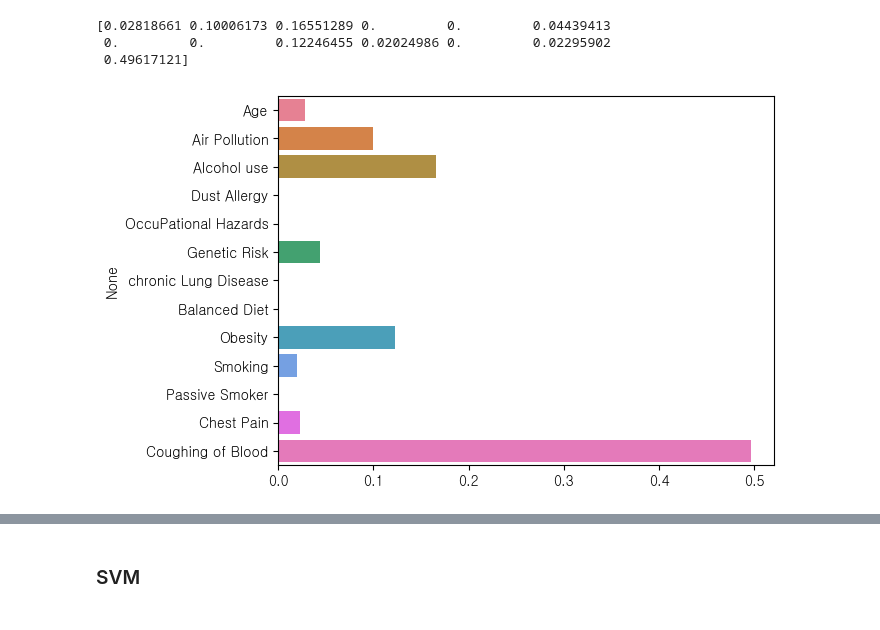
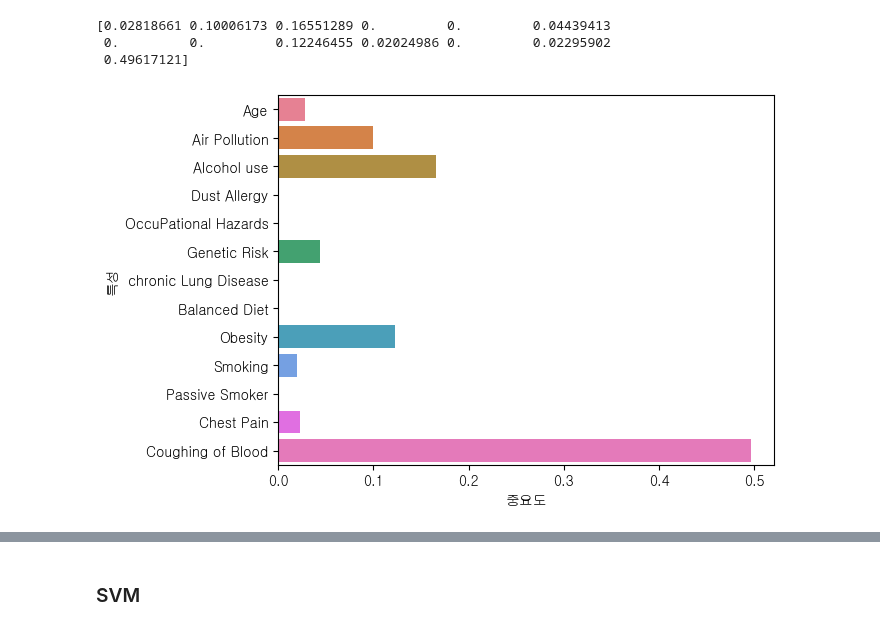
Before and after one commit to encore-SKN11/ML-3Team, a Jupyter notebook: ml_hyg.ipynb, the cells around one changed output, grey strips where cells are left out. Drawn from its saved outputs; the diff is of its cells as text; code cells hidden in the pictures.

```diff
--- a/ml_hyg.ipynb
+++ b/ml_hyg.ipynb
@@ -287,7 +440,9 @@ print(dt.feature_importances_)
  0.49617121]
 # %%
 sns.barplot(x=dt.feature_importances_, y=X.columns, hue=X.columns)
+plt.xlabel('중요도')
+plt.ylabel('특성')
 plt.show()
 # eda에서 도출해낸 결과와 다를 수가 있나? 트리를 하나 가지고 예측한거라 random forest와 다르게 나올 수 있음!
 # %% [output]
-[figure, old version]
+[figure, new version]
```
Also changed, not shown: parts of 36 cells of this notebook.
